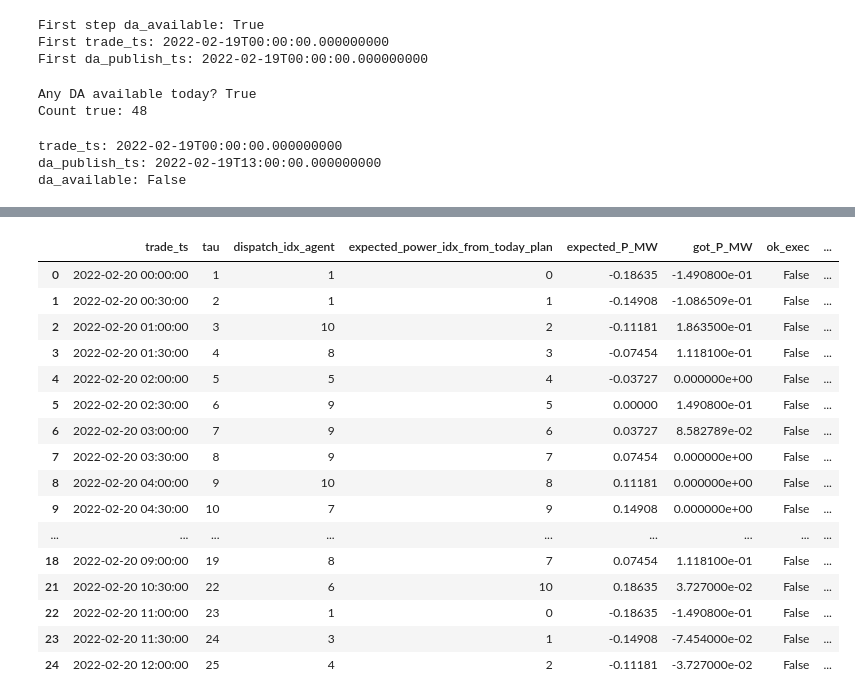
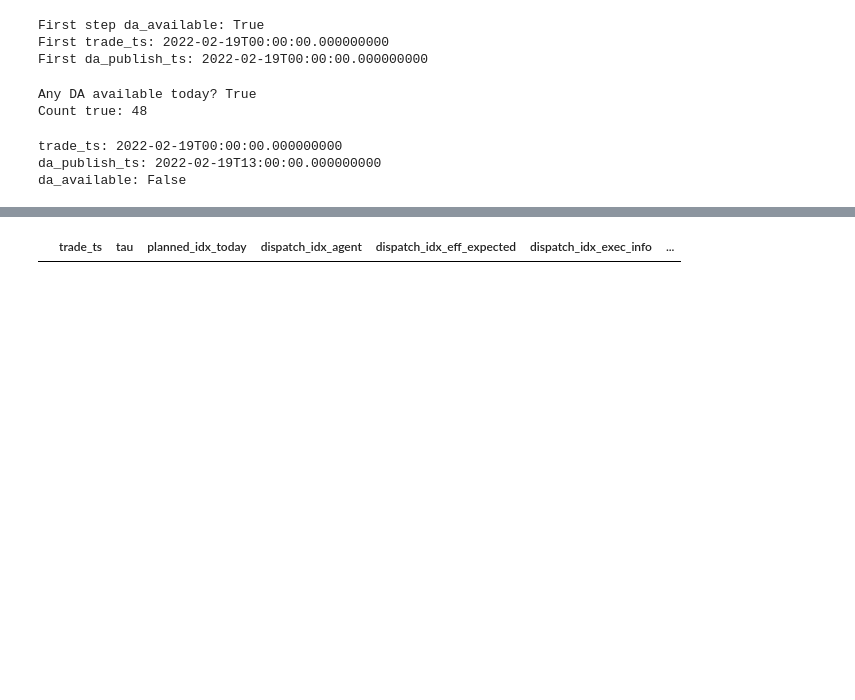
Before and after one commit to giacfiorani/DRL_BESS_Optimisation, a Jupyter notebook: envs/test_env.ipynb, the cells around one changed output, grey strips where cells are left out. Cells and saved outputs as stored; diff of their text form; code cells hidden in the pictures; blank space fills up the shorter version.

```diff
--- a/envs/test_env.ipynb
+++ b/envs/test_env.ipynb
@@ -1249,13 +1253,11 @@ def action_for_power_idx(env, target_MW: float) -> int:
     return int(np.argmin(np.abs(env.power_levels - target_MW)))
 
 def run_designB_tests(env, seed=123, publish_hour=13):
-    # make sure we're using intended publish hour
     env.publish_hour = publish_hour
 
     obs, info = env.reset(seed=seed)
     nA = env.n_power_levels
 
-    # --- helpers to locate "now" ---
     def cur_idx():
         return int(env.current_day_idxs[env.slot0])
 
@@ -1263,17 +1265,14 @@ def run_designB_tests(env, seed=123, publish_hour=13):
         return int(env.tau[idx]) - 1  # 0..47
 
     # ----------------------------
-    # TEST 1: "tomorrow_plan" is gated by da_available
+    # TEST 1: tomorrow_plan gated by DA availability
     # ----------------------------
-    # We'll try to write a known pattern after publish time; before publish it must NOT change.
     idle = action_for_power_idx(env, 0.0)
     pattern = np.arange(48) % nA
 
-    # Track changes to tomorrow_plan over one trade day
     before_changes = 0
     after_changes = 0
 
-    # Walk one full trade day (48 steps)
     for _ in range(48):
         idx = cur_idx()
         tau0 = cur_tau0(idx)
@@ -1281,10 +1280,8 @@ def run_designB_tests(env, seed=123, publish_hour=13):
         da_avail = env._da_available_now(idx)
 
         old = int(env.tomorrow_plan[tau0])
-        # dispatch idle, plan attempts to write pattern[tau0]
         a = np.array([idle, int(pattern[tau0])], dtype=int)
         obs, r, term, trunc, inf = env.step(a)
-
         new = int(env.tomorrow_plan[tau0])
 
         if da_avail:
@@ -1300,29 +1297,30 @@ def run_designB_tests(env, seed=123, publish_hour=13):
     print("  any writes after publish?  ", after_changes > 0)
 
     # ----------------------------
-    # TEST 2: rollover: today_plan == yesterday's tomorrow_plan
+    # TEST 2: rollover correctness
+    # Only slots that were actually written (>=0) should match pattern.
     # ----------------------------
-    # At this point we've advanced one full day already, so the rollover occurred.
-    # The env should have shifted tomorrow_plan -> today_plan at day boundary.
-    # But tomorrow_plan has been reset to 0 after rollover, so we compare today_plan to the pattern we attempted to write.
+    written_mask = env.today_plan >= 0
 
-    today_ok = np.all(env.today_plan == pattern)
-    max_diff = np.max(np.abs(env.today_plan - pattern))
+    if np.any(written_mask):
+        today_ok = np.all(env.today_plan[written_mask] == pattern[written_mask])
+        max_diff = int(np.max(np.abs(env.today_plan[written_mask] - pattern[written_mask])))
+    else:
+        today_ok = True
+        max_diff = 0
+
     print("\nTEST 2 (rollover plan)")
-    print("  today_plan matches pattern:", today_ok)
-    print("  max abs diff:", int(max_diff))
+    print("  today_plan matches pattern on written slots:", today_ok)
+    print("  max abs diff (written slots only):", max_diff)
     print("  today_plan head:", env.today_plan[:10])
     print("  pattern head:   ", pattern[:10])
+    print("  num planned slots:", int(np.sum(written_mask)), "out of 48")
 
     # ----------------------------
-    # TEST 3: execution day dispatch uses today_plan (Design B core)
+    # TEST 3: execution uses today_plan when it exists
+    # If today_plan[tau] == -1, agent dispatch is allowed → auto-pass those rows.
+    # When today_plan[tau] >= 0, compare to *protected* applied power.
     # ----------------------------
-    # Under Design B, on the *delivery day*, dispatch power should come from today_plan[tau]
-    # regardless of dispatch_idx chosen by the agent.
-    #
-    # We'll take random dispatch_idx but compute expected power_idx = today_plan[tau0]
-    # and check that info["P_applied_MW"] matches that expected level.
-
     rows = []
     fails = 0
 
@@ -1330,32 +1328,34 @@ def run_designB_tests(env, seed=123, publish_hour=13):
         idx = cur_idx()
         tau0 = cur_tau0(idx)
 
-        # random dispatch_idx (should be ignored under Design B)
-        dispatch_idx = env.action_space.sample()[0]
-        plan_idx = 0  # irrelevant on execution day, but keep valid
+        a = env.action_space.sample()
+        dispatch_agent = int(a[0])
+        plan_agent = int(a[1])
 
-        a = np.array([int(dispatch_idx), int(plan_idx)], dtype=int)
         soc_before = float(env.soc)
 
+        planned_idx = int(env.today_plan[tau0])
+        dispatch_eff_expected = planned_idx if planned_idx >= 0 else dispatch_agent
+
+        P_req_expected = float(env.power_levels[dispatch_eff_expected])
+        P_app_expected, _, _ = env._apply_soc_protection(P_req_expected, soc_before)
+
         obs, r, term, trunc, inf = env.step(a)
-        soc_after = float(env.soc)
 
-        expected_power_idx = int(env.today_plan[tau0])
-        expected_P = float(env.power_levels[expected_power_idx])
         got_P = float(inf["P_applied_MW"])
-
-        ok = np.isclose(got_P, expected_P, atol=1e-6)
+        ok = np.isclose(got_P, P_app_expected, atol=1e-6)
 
         rows.append({
-            "trade_ts": inf.get("trade_ts", None),
-            "tau": int(tau0+1),
-            "dispatch_idx_agent": int(dispatch_idx),
-            "expected_power_idx_from_today_plan": expected_power_idx,
-            "expected_P_MW": expected_P,
-            "got_P_MW": got_P,
-            "ok_exec": ok,
-            "soc_before": soc_before,
-            "soc_after": soc_after,
+            "trade_ts": inf["trade_ts"],
+            "tau": int(tau0 + 1),
+            "planned_idx_today": planned_idx,
+            "dispatch_idx_agent": dispatch_agent,
+            "dispatch_idx_eff_expected": dispatch_eff_expected,
+            "dispatch_idx_exec_info": inf["dispatch_idx_exec"],
+            "P_req_expected": P_req_expected,
+            "P_app_expected": P_app_expected,
+            "got_P": got_P,
+            "ok": ok,
         })
 
         fails += (not ok)
@@ -1365,7 +1365,7 @@ def run_designB_tests(env, seed=123, publish_hour=13):
 
     df = pd.DataFrame(rows)
 
-    print("\nTEST 3 (execution uses today_plan)")
+    print("\nTEST 3 (execution uses today_plan when planned)")
     print("  fails:", int(fails), "out of", len(df))
 
     return df
@@ -1373,7 +1373,7 @@ def run_designB_tests(env, seed=123, publish_hour=13):
 # usage:
 df_exec = run_designB_tests(env, seed=123, publish_hour=13)
 display(df_exec.head(20))
-display(df_exec[df_exec["ok_exec"] == False].head(20))
+display(df_exec[df_exec["ok"] == False].head(50))
 # %% [output]
 TEST 1 (DA gate)
   any writes before publish?  False
@@ -1407,17 +1408 @@ TEST 3 (execution uses today_plan)
-|  | trade_ts | tau | dispatch_idx_agent | expected_power_idx_from_today_plan | expected_P_MW | got_P_MW | ok_exec | ... |
-| 0 | 2022-02-20 00:00:00 | 1 | 1 | 0 | -0.18635 | -1.490800e-01 | False | ... |
-| 1 | 2022-02-20 00:30:00 | 2 | 1 | 1 | -0.14908 | -1.086509e-01 | False | ... |
-| 2 | 2022-02-20 01:00:00 | 3 | 10 | 2 | -0.11181 | 1.863500e-01 | False | ... |
-| 3 | 2022-02-20 01:30:00 | 4 | 8 | 3 | -0.07454 | 1.118100e-01 | False | ... |
-| 4 | 2022-02-20 02:00:00 | 5 | 5 | 4 | -0.03727 | 0.000000e+00 | False | ... |
-| 5 | 2022-02-20 02:30:00 | 6 | 9 | 5 | 0.00000 | 1.490800e-01 | False | ... |
-| 6 | 2022-02-20 03:00:00 | 7 | 9 | 6 | 0.03727 | 8.582789e-02 | False | ... |
-| 7 | 2022-02-20 03:30:00 | 8 | 9 | 7 | 0.07454 | 0.000000e+00 | False | ... |
-| 8 | 2022-02-20 04:00:00 | 9 | 10 | 8 | 0.11181 | 0.000000e+00 | False | ... |
-| 9 | 2022-02-20 04:30:00 | 10 | 7 | 9 | 0.14908 | 0.000000e+00 | False | ... |
-| ... | ... | ... | ... | ... | ... | ... | ... | ... |
-| 18 | 2022-02-20 09:00:00 | 19 | 8 | 7 | 0.07454 | 1.118100e-01 | False | ... |
-| 21 | 2022-02-20 10:30:00 | 22 | 6 | 10 | 0.18635 | 3.727000e-02 | False | ... |
-| 22 | 2022-02-20 11:00:00 | 23 | 1 | 0 | -0.18635 | -1.490800e-01 | False | ... |
-| 23 | 2022-02-20 11:30:00 | 24 | 3 | 1 | -0.14908 | -7.454000e-02 | False | ... |
-| 24 | 2022-02-20 12:00:00 | 25 | 4 | 2 | -0.11181 | -3.727000e-02 | False | ... |
+|  | trade_ts | tau | planned_idx_today | dispatch_idx_agent | dispatch_idx_eff_expected | dispatch_idx_exec_info | ... |
```
Also changed, not shown: parts of 19 cells of this notebook, 2 other files.
